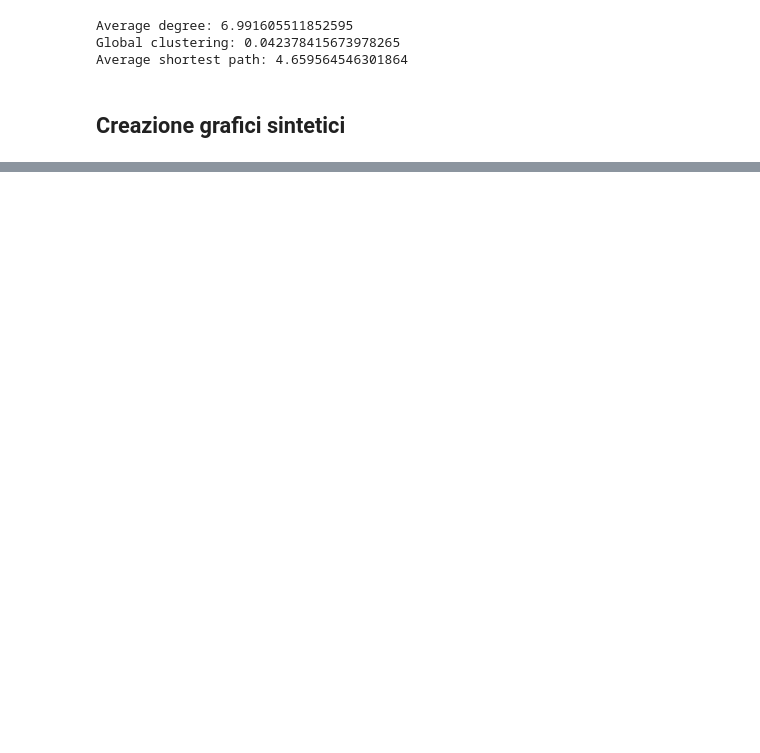
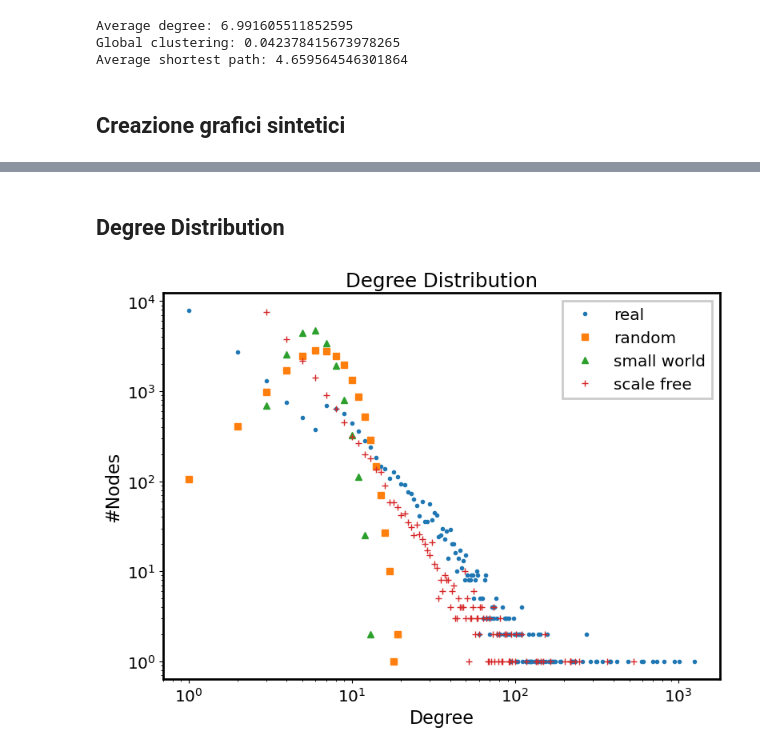
Before and after one commit to LeonardoCaridi/2024_caridi, a Jupyter notebook: network_analysis/Network_analysis.ipynb, the cells around one changed output, grey strips where cells are left out. Drawn from its saved outputs; the diff is of its cells as text; code cells hidden in the pictures; blank space fills up the shorter version.

Commit message:
Centrality and random, small world and scale free graphs

```diff
--- a/network_analysis/Network_analysis.ipynb
+++ b/network_analysis/Network_analysis.ipynb
@@ -122,2 +149,6 @@ random_graph = nx.erdos_renyi_graph(N, L/L_max)  # p = L/L_max
 # %%
-# Small world
+# Valore arrotondato dell'average degree
+k_mean = int(np.round(sum(dict(real_graph.degree()).values())/float(len(real_graph)),0))
+
+# Visto che ws_graph prende k/2 valori a destra e k/2 valori a sinistra è meglio avere un valore pari
+if k_mean%2 != 0: k_mean-=1
@@ -123,0 +157,4 @@ random_graph = nx.erdos_renyi_graph(N, L/L_max)  # p = L/L_max
+# %%
+# Small world (Watts-Strogatz graph)
+p_ws = 0.59
+small_world_graph = nx.watts_strogatz_graph(N, k_mean, p_ws)
@@ -123,0 +185,5 @@ random_graph = nx.erdos_renyi_graph(N, L/L_max)  # p = L/L_max
+# %%
+m = int(np.round(L/N,0)) # numero link che ogni nodo collega appena entra nel network
+
+# Scale free graph (Barabasi-Albert graph)
+scale_free_graph = nx.barabasi_albert_graph(N, m)
@@ -123,0 +210,21 @@ random_graph = nx.erdos_renyi_graph(N, L/L_max)  # p = L/L_max
+# %% [markdown]
+## Degree Distribution
+# %%
+hist_real = nx.degree_histogram(real_graph)
+hist_random = nx.degree_histogram(random_graph)
+hist_small_world = nx.degree_histogram(small_world_graph)
+hist_scale_free = nx.degree_histogram(scale_free_graph)
+
+plt.plot(range(0, len(hist_real)), hist_real, ".", label='real')
+plt.plot(range(0, len(hist_random)), hist_random, "s", alpha=1, label='random')
+plt.plot(range(0, len(hist_small_world)), hist_small_world, "^", alpha=1, label='small world')
+plt.plot(range(0, len(hist_scale_free)), hist_scale_free, "+", alpha=1, label='scale free')
+plt.title("Degree Distribution")
+plt.xlabel("Degree")
+plt.ylabel("#Nodes")
+plt.loglog()
+plt.legend()
+plt.savefig(os.path.join("plots", "Degree_Distribution"))
+plt.show()
+# %% [output]
+[figure, added]
```
Also changed, not shown: parts of 59 cells of this notebook, 8 other files.
